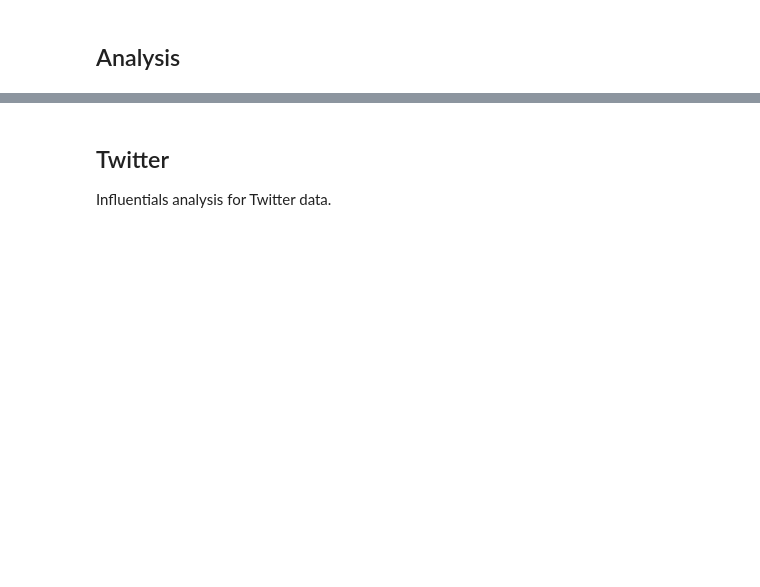
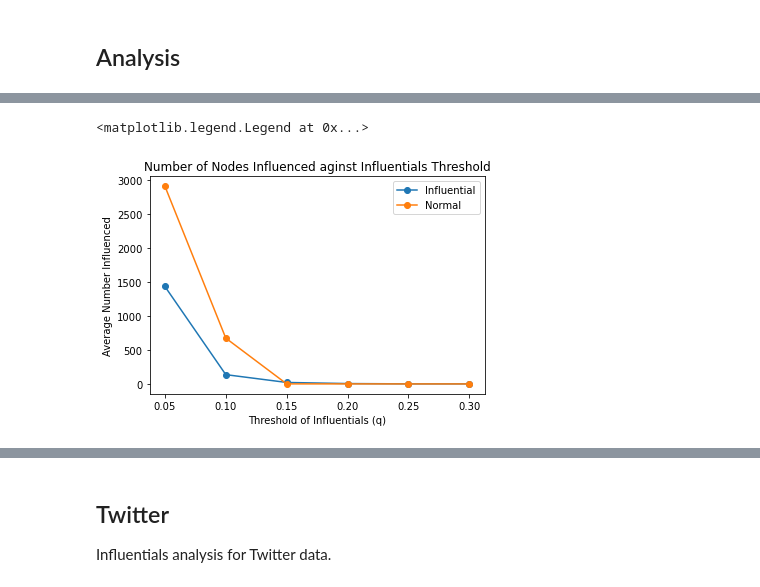
Before and after one commit to MiLinny/Influentials, a Jupyter notebook: Code/Simulation_Data.ipynb, the cells around one changed output, grey strips where cells are left out. Saved outputs shown, nothing was run; the diff lists cells and outputs as text; code cells hidden in the pictures; blank space fills up the shorter version.

```diff
--- a/Code/Simulation_Data.ipynb
+++ b/Code/Simulation_Data.ipynb
@@ -57,0 +90,10 @@ results_facebook_q = dask.compute(pool)
+# %%
+plt.plot(phis, fb_q[:,0], "-o")
+plt.plot(phis, fb_q[:,1], "-o")
+plt.ylabel("Average Number Influenced")
+plt.xlabel("Threshold of Influentials (q)")
+plt.title("Number of Nodes Influenced aginst Influentials Threshold")
+plt.legend(names)
+# %% [output]
+<matplotlib.legend.Legend at 0x...>
+[figure, added]
```
Also changed, not shown: parts of 21 cells of this notebook, 2 other files.
